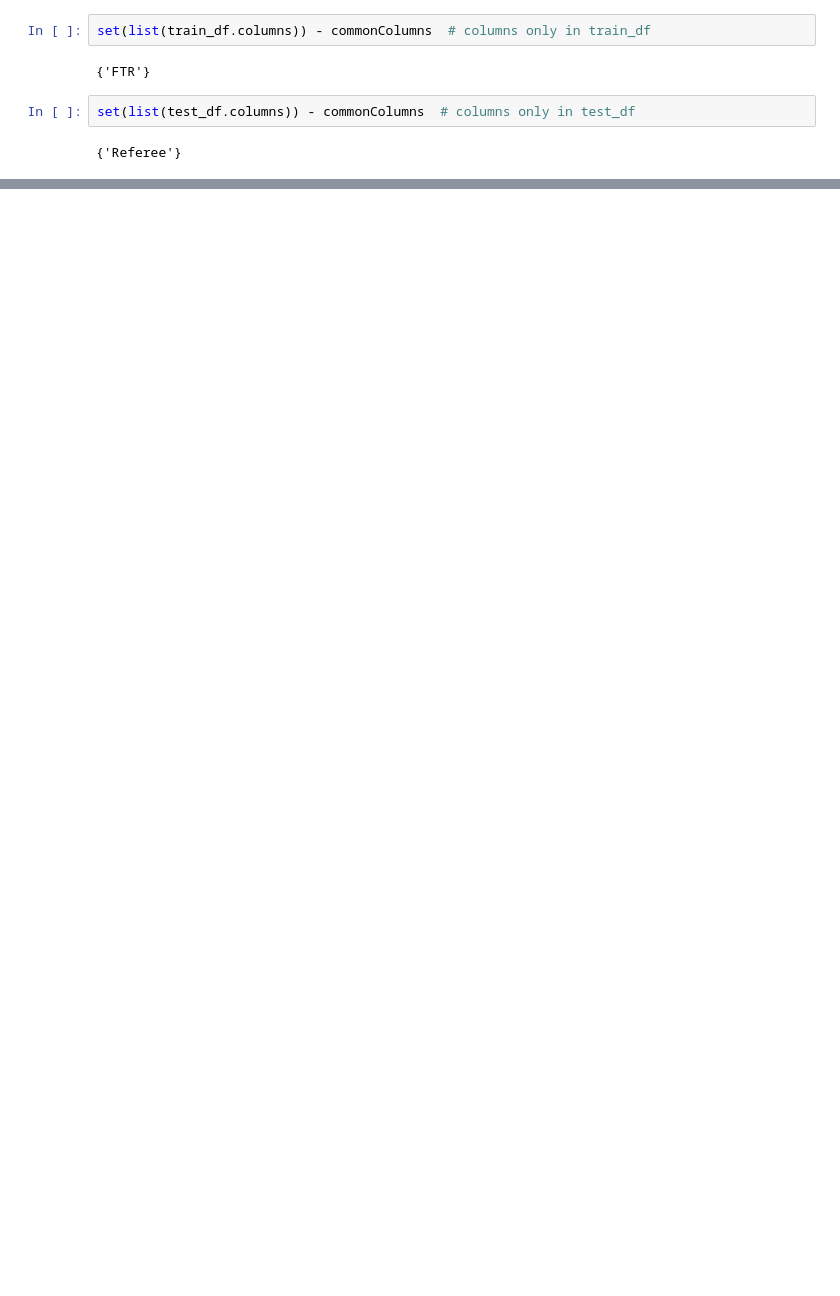
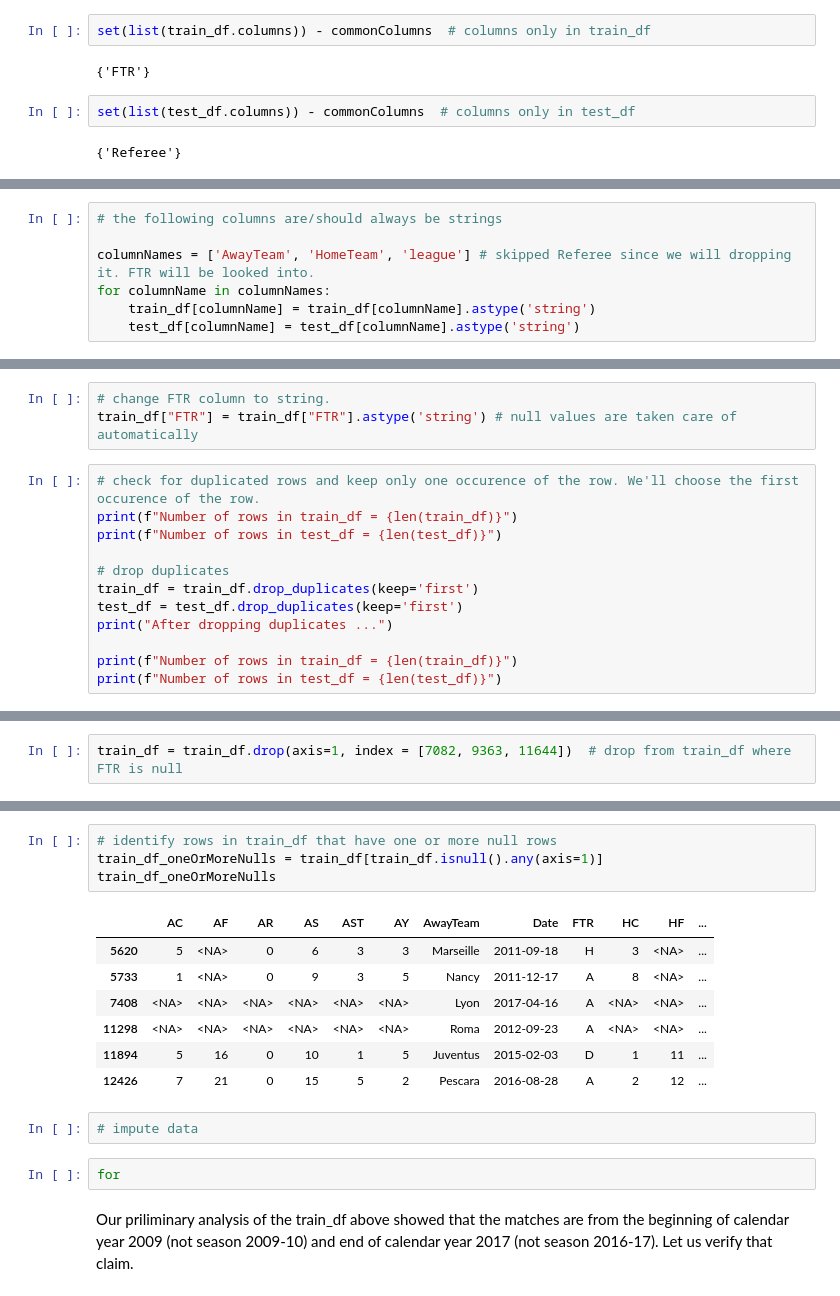
Before and after one commit to vipulnj/football-ftr-prediction, a Jupyter notebook: 1_analysis.ipynb, the cells around one changed output, grey strips where cells are left out. Cells and saved outputs as stored; diff of their text form; blank space fills up the shorter version.

```diff
--- a/1_analysis.ipynb
+++ b/1_analysis.ipynb
@@ -511,0 +174,7 @@ test_df.isnull().sum().sum()
+# %%
+# the following columns are/should always be strings
+
+columnNames = ['AwayTeam', 'HomeTeam', 'league'] # skipped Referee since we will dropping it. FTR will be looked into.
+for columnName in columnNames:
+    train_df[columnName] = train_df[columnName].astype('string')
+    test_df[columnName] = test_df[columnName].astype('string')
@@ -511,0 +187,15 @@ test_df.isnull().sum().sum()
+# %%
+# change FTR column to string.
+train_df["FTR"] = train_df["FTR"].astype('string') # null values are taken care of automatically
+# %%
+# check for duplicated rows and keep only one occurence of the row. We'll choose the first occurence of the row.
+print(f"Number of rows in train_df = {len(train_df)}")
+print(f"Number of rows in test_df = {len(test_df)}")
+
+# drop duplicates
+train_df = train_df.drop_duplicates(keep='first')
+test_df = test_df.drop_duplicates(keep='first')
+print("After dropping duplicates ...")
+
+print(f"Number of rows in train_df = {len(train_df)}")
+print(f"Number of rows in test_df = {len(test_df)}")
@@ -511,0 +319,2 @@ test_df.isnull().sum().sum()
+# %%
+train_df = train_df.drop(axis=1, index = [7082, 9363, 11644])  # drop from train_df where FTR is null
@@ -511,0 +347,18 @@ test_df.isnull().sum().sum()
+# %%
+# identify rows in train_df that have one or more null rows
+train_df_oneOrMoreNulls = train_df[train_df.isnull().any(axis=1)]
+train_df_oneOrMoreNulls
+# %% [output]
+|  | AC | AF | AR | AS | AST | AY | AwayTeam | Date | FTR | HC | HF | ... |
+| 5620 | 5 | <NA> | 0 | 6 | 3 | 3 | Marseille | 2011-09-18 | H | 3 | <NA> | ... |
+| 5733 | 1 | <NA> | 0 | 9 | 3 | 5 | Nancy | 2011-12-17 | A | 8 | <NA> | ... |
+| 7408 | <NA> | <NA> | <NA> | <NA> | <NA> | <NA> | Lyon | 2017-04-16 | A | <NA> | <NA> | ... |
+| 11298 | <NA> | <NA> | <NA> | <NA> | <NA> | <NA> | Roma | 2012-09-23 | A | <NA> | <NA> | ... |
+| 11894 | 5 | 16 | 0 | 10 | 1 | 5 | Juventus | 2015-02-03 | D | 1 | 11 | ... |
+| 12426 | 7 | 21 | 0 | 15 | 5 | 2 | Pescara | 2016-08-28 | A | 2 | 12 | ... |
+# %%
+# impute data
+# %%
+for
+# %% [markdown]
+Our priliminary analysis of the train_df above showed that the matches are from the beginning of calendar year 2009 (not season 2009-10) and end of calendar year 2017 (not season 2016-17). Let us verify that claim.
```
Also changed, not shown: parts of 81 cells of this notebook, 52 other files.
